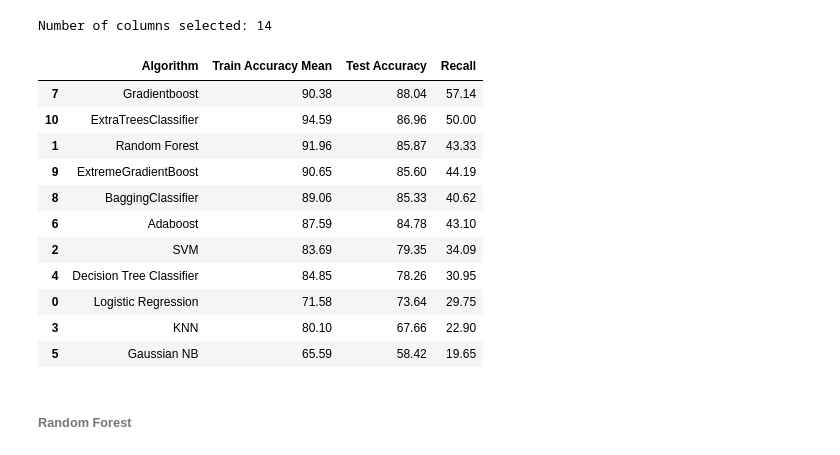
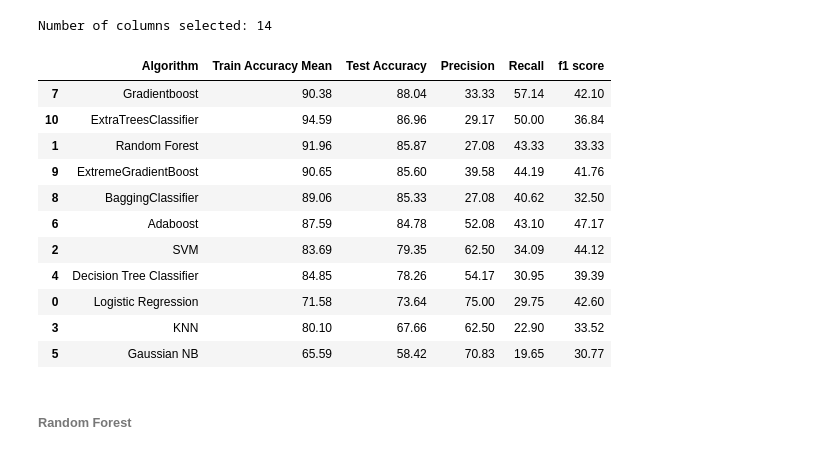
Before and after one commit to evelynpehty/Predicting-the-Risk-of-Employee-Attrition-, a Jupyter notebook: project model.ipynb, the cells around one changed output. Cells and saved outputs as stored; diff of their text form; code cells hidden in the pictures.

```diff
--- a/project model.ipynb
+++ b/project model.ipynb
@@ -452,7 +452,7 @@ def feature_selection_model(model, xtrain,ytrain, xtest):
     return xtrain.iloc[:, rfecv.support_], xtest.iloc[:, rfecv.support_]
 # %%
 # set table to table to populate with performance results
-col = ['Algorithm','Train Accuracy Mean', 'Test Accuracy', "Recall"]
+col = ['Algorithm','Train Accuracy Mean','Test Accuracy', 'Precision', 'Recall','f1 score']
 
 def runfsmodel(X_train_importance, y_train_importance, x_test_importance):
     train_acc_results = []
@@ -487,7 +487,7 @@ def runfsmodel(X_train_importance, y_train_importance, x_test_importance):
         f1 = round((2*precision*recall)/(precision + recall),4)
 
         names.append(name)
-        df_results.loc[i] = [name, round(cv_acc_results.mean()*100, 2), round(test_accuracy*100,2), round(recall*100,2)]
+        df_results.loc[i] = [name, round(cv_acc_results.mean()*100, 2), round(test_accuracy*100,2), round(precision*100,2), round(recall*100,2), round(f1*100,2)]
 
         i += 1
 
@@ -536,20 +536,20 @@ Number of columns selected: 14
 # %%
 DT_fs_result = runfsmodel(DT_X_train_importance, y_train, DT_X_test_importance)
 # %%
-DT_fs_result.sort_values(by=['Test Accuracy', 'Recall'], ascending=False)
+DT_fs_result.sort_values(by=['Test Accuracy', 'f1 score'], ascending=False)
 # %% [output]
-|  | Algorithm | Train Accuracy Mean | Test Accuracy | Recall |
-| 7 | Gradientboost | 90.38 | 88.04 | 57.14 |
-| 10 | ExtraTreesClassifier | 94.59 | 86.96 | 50.00 |
-| 1 | Random Forest | 91.96 | 85.87 | 43.33 |
-| 9 | ExtremeGradientBoost | 90.65 | 85.60 | 44.19 |
-| 8 | BaggingClassifier | 89.06 | 85.33 | 40.62 |
-| 6 | Adaboost | 87.59 | 84.78 | 43.10 |
-| 2 | SVM | 83.69 | 79.35 | 34.09 |
-| 4 | Decision Tree Classifier | 84.85 | 78.26 | 30.95 |
-| 0 | Logistic Regression | 71.58 | 73.64 | 29.75 |
-| 3 | KNN | 80.10 | 67.66 | 22.90 |
-| 5 | Gaussian NB | 65.59 | 58.42 | 19.65 |
+|  | Algorithm | Train Accuracy Mean | Test Accuracy | Precision | Recall | f1 score |
+| 7 | Gradientboost | 90.38 | 88.04 | 33.33 | 57.14 | 42.10 |
+| 10 | ExtraTreesClassifier | 94.59 | 86.96 | 29.17 | 50.00 | 36.84 |
+| 1 | Random Forest | 91.96 | 85.87 | 27.08 | 43.33 | 33.33 |
+| 9 | ExtremeGradientBoost | 90.65 | 85.60 | 39.58 | 44.19 | 41.76 |
+| 8 | BaggingClassifier | 89.06 | 85.33 | 27.08 | 40.62 | 32.50 |
+| 6 | Adaboost | 87.59 | 84.78 | 52.08 | 43.10 | 47.17 |
+| 2 | SVM | 83.69 | 79.35 | 62.50 | 34.09 | 44.12 |
+| 4 | Decision Tree Classifier | 84.85 | 78.26 | 54.17 | 30.95 | 39.39 |
+| 0 | Logistic Regression | 71.58 | 73.64 | 75.00 | 29.75 | 42.60 |
+| 3 | KNN | 80.10 | 67.66 | 62.50 | 22.90 | 33.52 |
+| 5 | Gaussian NB | 65.59 | 58.42 | 70.83 | 19.65 | 30.77 |
 # %% [markdown]
 ###### Random Forest
 # %%
```
Also changed, not shown: parts of 20 cells of this notebook, 2 other files.
